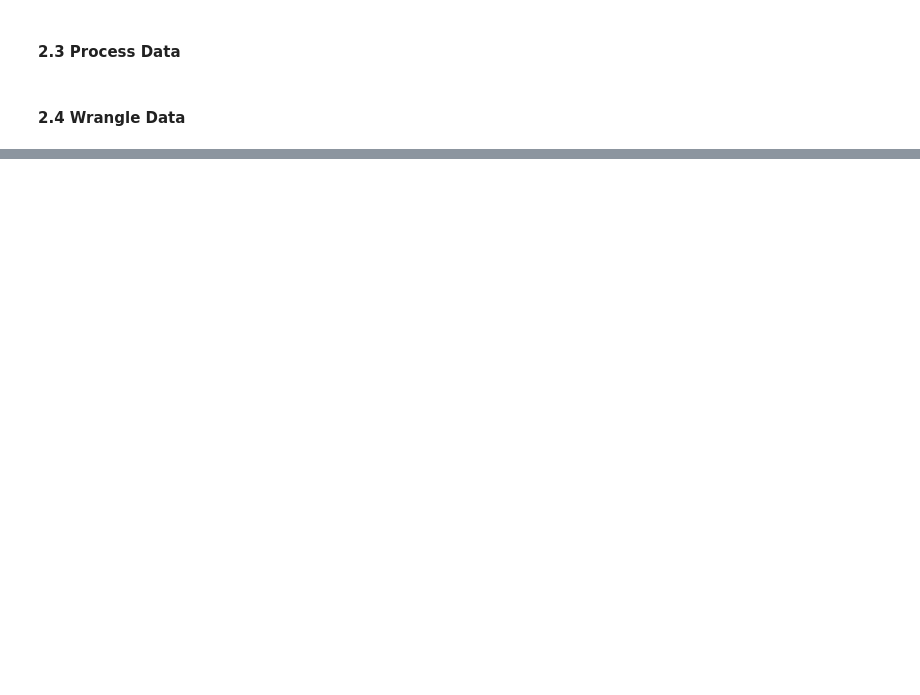
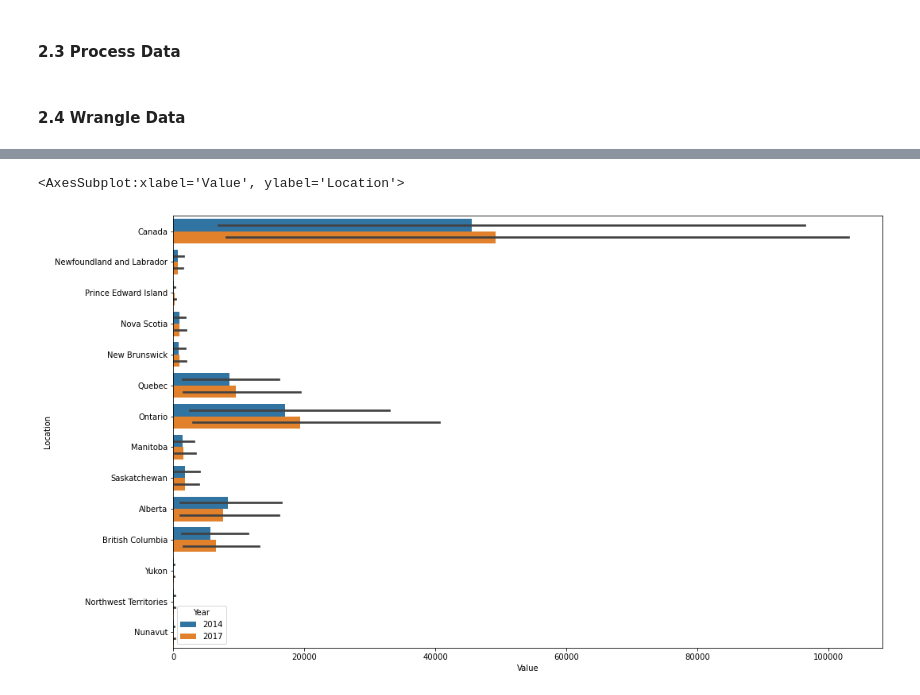
Before and after one commit to data301-2021-winter1/group05-project, a Jupyter notebook: notebooks/analysis3.ipynb, the cells around one changed output, grey strips where cells are left out. Saved outputs shown, nothing was run; the diff lists cells and outputs as text; code cells hidden in the pictures; blank space fills up the shorter version.

```diff
--- a/notebooks/analysis3.ipynb
+++ b/notebooks/analysis3.ipynb
@@ -258,0 +244,8 @@ df2
+# %%
+#Here i have set the hue to year to comare the mean tourism values for each province, as you can see some provinces growth has gone up and some down
+#Again I need to ask how to set a max value range to better view results.
+plt.figure(figsize = (16,10))
+sns.barplot(x='Value',y='Location',hue='Year',data=df2, estimator=np.mean)
+# %% [output]
+<AxesSubplot:xlabel='Value', ylabel='Location'>
+[figure, added]
```
Also changed, not shown: parts of 9 cells of this notebook, 1 other file.
